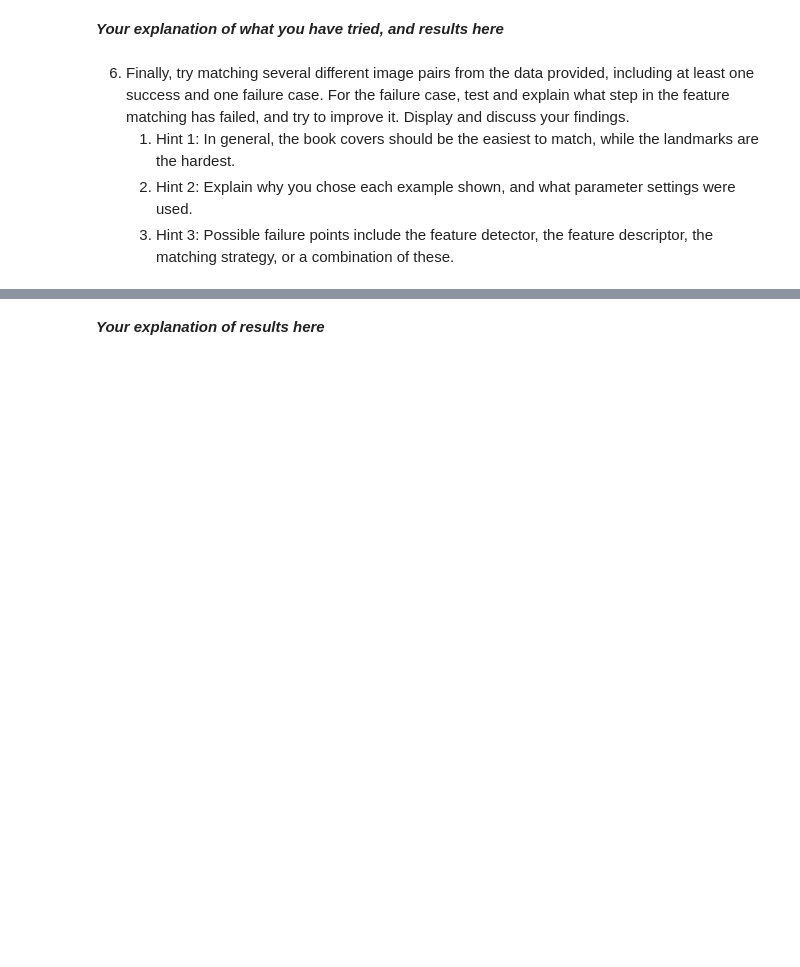
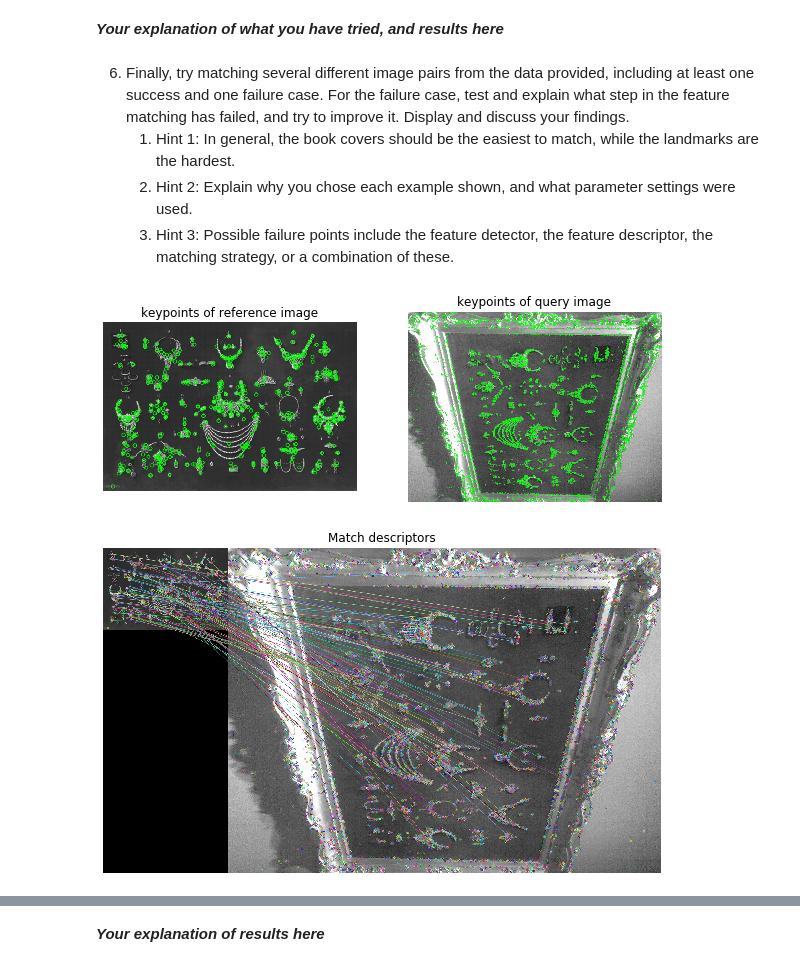
Before and after one commit to XiaoLinZzz/Computer-vision, a Jupyter notebook: assignment 2/clean/Assignment2.ipynb, the cells around one changed output, grey strips where cells are left out. Saved outputs shown, nothing was run; the diff lists cells and outputs as text; code cells hidden in the pictures; blank space fills up the shorter version.

```diff
--- a/assignment 2/clean/Assignment2.ipynb
+++ b/assignment 2/clean/Assignment2.ipynb
@@ -198,0 +291,55 @@ Try the RANSAC option to compute homography. Change the RANSAC parameters, and e
+# %%
+# load image at gray scale
+img1 = cv2.imread('A2_smvs/museum_paintings/Reference/002.jpg', 0)
+img2 = cv2.imread('A2_smvs/museum_paintings/Query/002.jpg', 0)
+
+# compute detector and descriptor
+sift = cv2.SIFT_create()
+
+# find the keypoints and descriptors with ORB
+kp1, des1 = sift.detectAndCompute(img1,None)
+kp2, des2 = sift.detectAndCompute(img2,None)
+
+
+# draw keypoints
+reference_image = cv2.drawKeypoints(img1, kp1, des1, color=(0,255,0), flags=0)
+query_image = cv2.drawKeypoints(img2, kp2, des2, color=(0,255,0), flags=0)
+
+fig = plt.figure(figsize=(10, 8))
+ax1 = plt.subplot(1, 2, 1)
+ax2 = plt.subplot(1, 2, 2)
+
+ax1.imshow(reference_image)
+ax1.set_axis_off()
+ax1.set_title('keypoints of reference image')
+
+ax2.imshow(query_image)
+ax2.set_axis_off()
+ax2.set_title('keypoints of query image')
+
+plt.show()
+
+# create BFMatcher object
+bf = cv2.BFMatcher()
+
+# Match descriptors.
+matches = bf.knnMatch(des1, des2, k=2)
+
+# Apply ratio test
+good = []
+good_without_list = []
+for m,n in matches:
+    if m.distance < 0.8 * n.distance:
+        good.append([m])
+        good_without_list.append(m)
+
+# draw matches
+img3 = cv2.drawMatches(img1, kp1, img2, kp2, good_without_list, None)
+
+plt.title('Match descriptors')
+plt.axis('off')
+plt.imshow(img3)
+plt.show()
+# %% [output]
+[figure, added]
+[figure, added]
```
Also changed, not shown: parts of 11 cells of this notebook, 2 other files.
